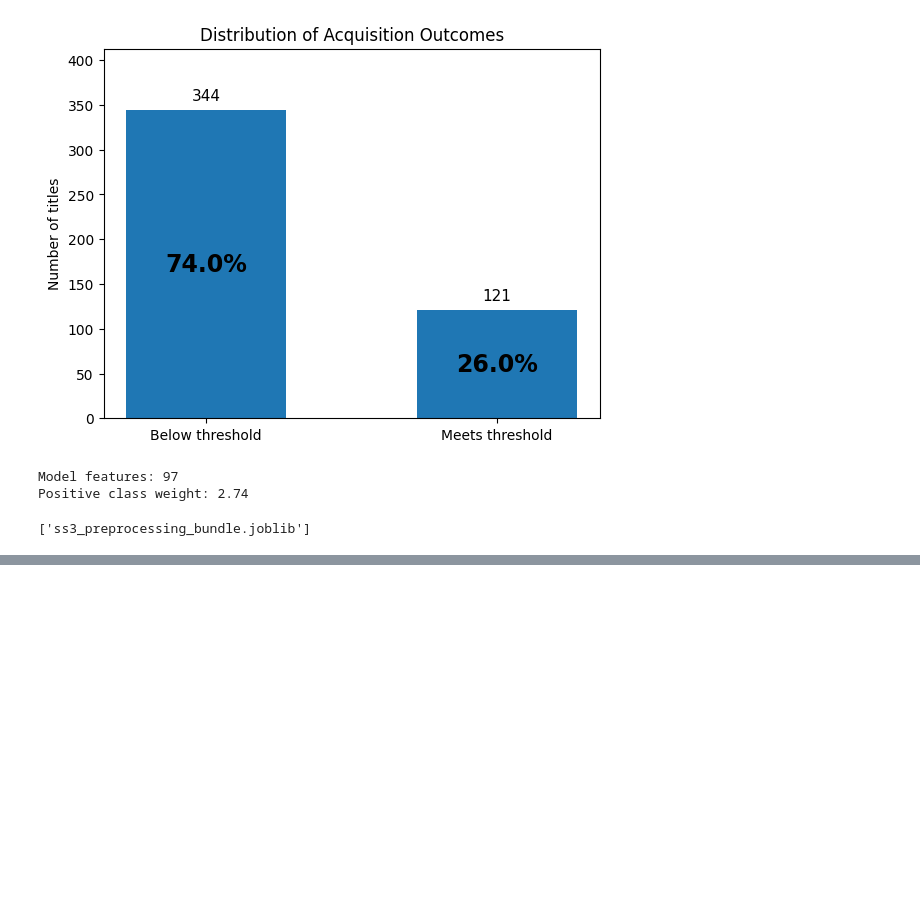
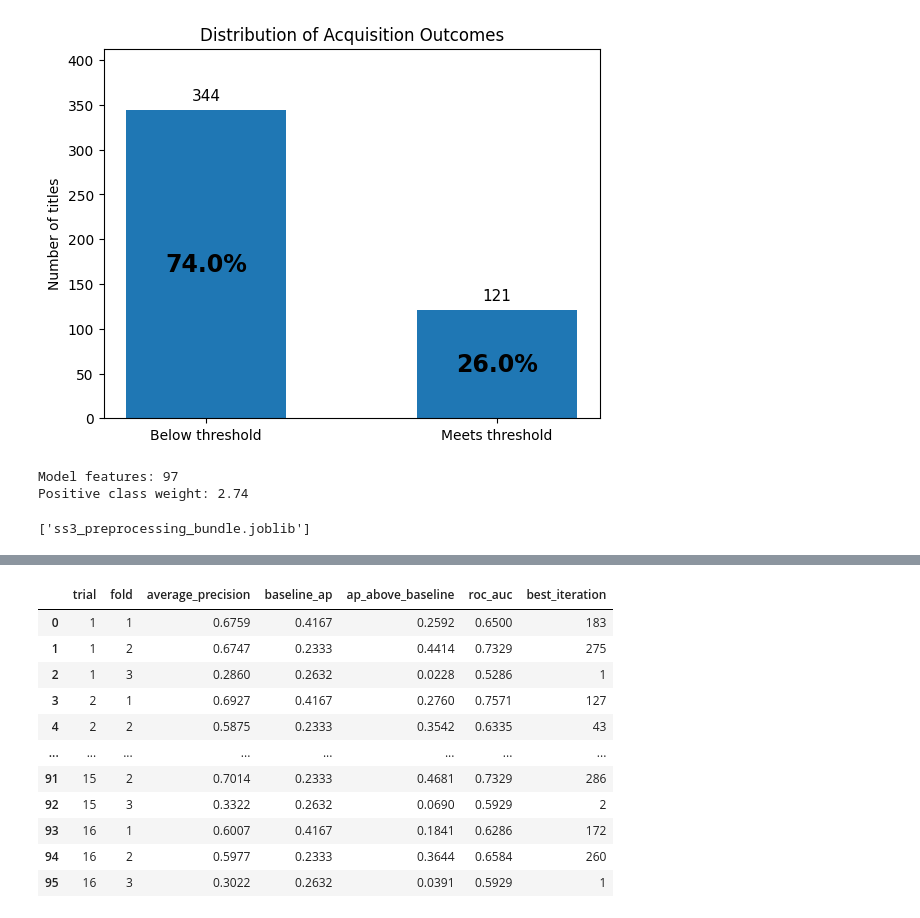
Before and after one commit to bjvvuuren/predict-play, a Jupyter notebook: modelling/SS3_PartB.ipynb, the cells around one changed output, grey strips where cells are left out. Cells and saved outputs as stored; diff of their text form; code cells hidden in the pictures; blank space fills up the shorter version.

```diff
--- a/modelling/SS3_PartB.ipynb
+++ b/modelling/SS3_PartB.ipynb
@@ -1370,0 +1918,74 @@ Positive class weight: 2.74
+# %%
+# Randomised XGBoost search on the exact same chronological folds.
+
+xgb_search_space = {
+    "max_depth": [2, 3],
+    "min_child_weight": [2, 5, 8],
+    "learning_rate": [0.02, 0.04, 0.06],
+    "reg_alpha": [0.0, 0.1, 0.5],
+    "reg_lambda": [2.0, 5.0, 10.0],
+    "subsample": [0.75, 0.90],
+    "colsample_bytree": [0.75, 0.90],
+    "weight_mode": ["none", "sqrt", "balanced"]
+}
+
+xgb_candidates = list(ParameterSampler(
+    xgb_search_space,
+    n_iter=XGB_TRIALS,
+    random_state=TUNING_SEED
+))
+
+
+def tune_xgb_fold(params, fold):
+    tr, va = fold["train"], fold["valid"]
+    model = XGBClassifier(
+        objective="binary:logistic",
+        tree_method="hist",
+        n_estimators=600,
+        max_depth=int(params["max_depth"]),
+        min_child_weight=float(params["min_child_weight"]),
+        learning_rate=float(params["learning_rate"]),
+        reg_alpha=float(params["reg_alpha"]),
+        reg_lambda=float(params["reg_lambda"]),
+        subsample=float(params["subsample"]),
+        colsample_bytree=float(params["colsample_bytree"]),
+        scale_pos_weight=class_weight_for_mode(params["weight_mode"], tr),
+        eval_metric="logloss",
+        early_stopping_rounds=30,
+        n_jobs=4,
+        random_state=TUNING_SEED
+    )
+    started = time.perf_counter()
+    model.fit(X[tr], y[tr], eval_set=[(X[va], y[va])], verbose=False)
+    scores = model.predict_proba(X[va])[:, 1]
+    return {
+        "average_precision": float(average_precision_score(y[va], scores)),
+        "roc_auc": float(roc_auc_score(y[va], scores)),
+        "best_iteration": int(model.best_iteration) + 1,
+        "training_seconds": time.perf_counter() - started
+    }
+
+
+for trial_id, params in enumerate(xgb_candidates, 1):
+    trial_configs[("XGBoost", trial_id)] = params
+
+    for fold in tuning_folds:
+        result = tune_xgb_fold(params, fold)
+        baseline_ap = float(y[fold["valid"]].mean())
+        tuning_records.append({
+            "model": "XGBoost",
+            "trial": trial_id,
+            "fold": fold["fold"],
+            "average_precision": result["average_precision"],
+            "roc_auc": result["roc_auc"],
+            "baseline_ap": baseline_ap,
+            "ap_above_baseline": result["average_precision"] - baseline_ap,
+            "best_iteration": result["best_iteration"],
+            "training_seconds": result["training_seconds"],
+            **params
+        })
+
+xgb_trials = pd.DataFrame([record for record in tuning_records if record["model"] == "XGBoost"])
+
+display(xgb_trials[[ "trial", "fold", "average_precision", "baseline_ap","ap_above_baseline", "roc_auc", "best_iteration"]].round(4))
+# %% [output]
@@ -1370,0 +2008,12 @@ Positive class weight: 2.74
+|  | trial | fold | average_precision | baseline_ap | ap_above_baseline | roc_auc | best_iteration |
+| 0 | 1 | 1 | 0.6759 | 0.4167 | 0.2592 | 0.6500 | 183 |
+| 1 | 1 | 2 | 0.6747 | 0.2333 | 0.4414 | 0.7329 | 275 |
+| 2 | 1 | 3 | 0.2860 | 0.2632 | 0.0228 | 0.5286 | 1 |
+| 3 | 2 | 1 | 0.6927 | 0.4167 | 0.2760 | 0.7571 | 127 |
+| 4 | 2 | 2 | 0.5875 | 0.2333 | 0.3542 | 0.6335 | 43 |
+| ... | ... | ... | ... | ... | ... | ... | ... |
+| 91 | 15 | 2 | 0.7014 | 0.2333 | 0.4681 | 0.7329 | 286 |
+| 92 | 15 | 3 | 0.3322 | 0.2632 | 0.0690 | 0.5929 | 2 |
+| 93 | 16 | 1 | 0.6007 | 0.4167 | 0.1841 | 0.6286 | 172 |
+| 94 | 16 | 2 | 0.5977 | 0.2333 | 0.3644 | 0.6584 | 260 |
+| 95 | 16 | 3 | 0.3022 | 0.2632 | 0.0391 | 0.5929 | 1 |
```
Also changed, not shown: parts of 20 cells of this notebook.
